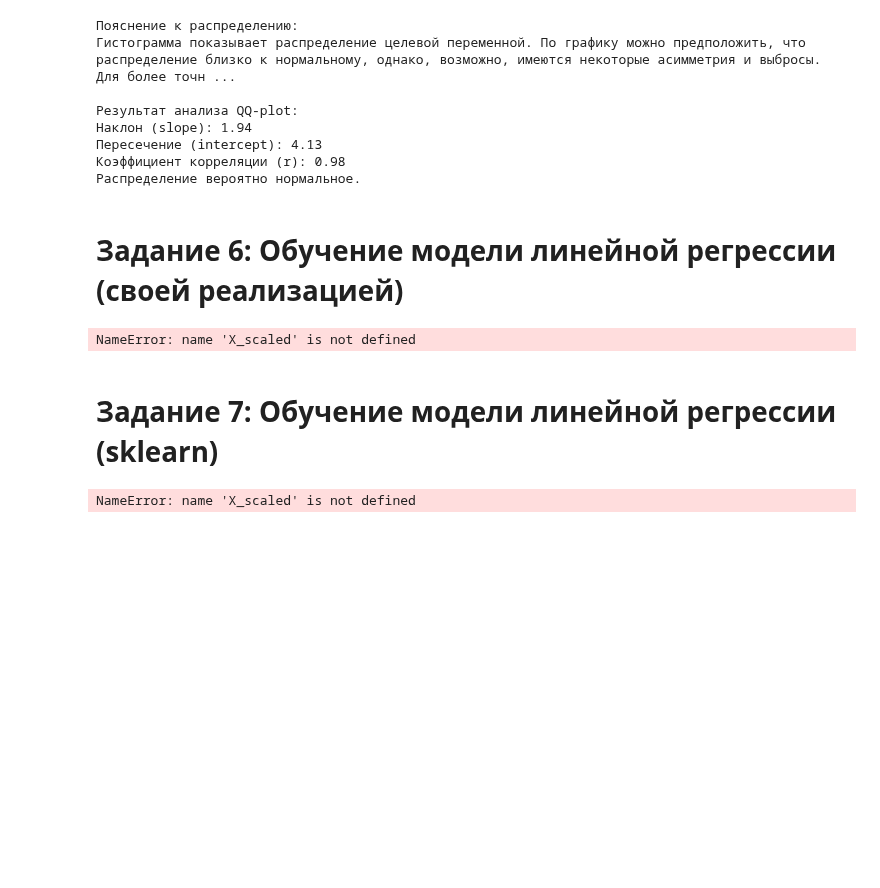
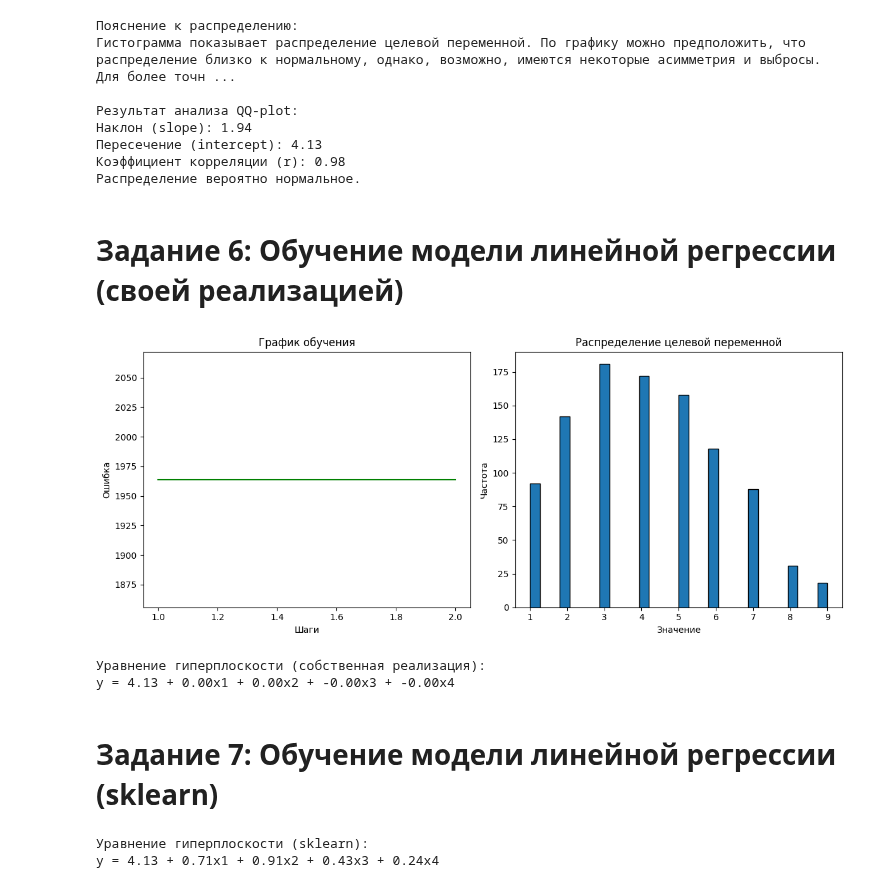
Before and after one commit to master-of-the-dungeon/ITiABD-PM22-7-Nikolay-Sedov, a Jupyter notebook: ML/MYkr/Sedov_PM22-7_K1Var2.ipynb, the cells around one changed output. Saved outputs shown, nothing was run; the diff lists cells and outputs as text; code cells hidden in the pictures; blank space fills up the shorter version.

```diff
--- a/ML/MYkr/Sedov_PM22-7_K1Var2.ipynb
+++ b/ML/MYkr/Sedov_PM22-7_K1Var2.ipynb
@@ -179,7 +179,7 @@ else:
 # %% [markdown]
 # Задание 6: Обучение модели линейной регрессии (своей реализацией)
 # %%
-
+# Класс модели линейной регрессии
 class LinearRegressionCustom:
     def __init__(self):
         self.b0 = 0
@@ -222,46 +222,72 @@ class LinearRegressionCustom:
         return steps, errors
 
     def graph(self, X, Y, alpha=0.001, accuracy=0.000001, max_steps=10000):
         steps, errors = self.fit(X, Y, alpha, accuracy, max_steps)
         plt.figure(figsize=(12, 5))
 
         plt.subplot(1, 2, 1)
         plt.plot(steps, errors, 'g')
         plt.title('График обучения')
         plt.xlabel('Шаги')
         plt.ylabel('Ошибка')
 
         plt.subplot(1, 2, 2)
         plt.hist(Y, bins=30, edgecolor='k')
         plt.title('Распределение целевой переменной')
         plt.xlabel('Значение')
         plt.ylabel('Частота')
 
         plt.tight_layout()
         plt.show()
 
-# Создание и обучение модели
+# Загрузка данных
+data = pd.read_csv('ERA_data.csv')
+target = pd.read_csv('ERA_target.csv')
+
+# Добавление целевой переменной в датасет
+data['target'] = target
+
+# Проверка на наличие нечисловых колонок и их удаление
+non_numeric_columns = data.select_dtypes(exclude=[np.number]).columns
+data = data.drop(columns=non_numeric_columns)
+
+# Заполнение пропущенных значений медианными значениями
+data = data.fillna(data.median())
+
+# Разделение данных на признаки и целевую переменную
+X = data.drop(columns='target')
+y = data[['target']]
+
+# Масштабирование данных
+scaler = StandardScaler()
+X_scaled = scaler.fit_transform(X)
+
+# Обучение модели линейной регрессии
 model = LinearRegressionCustom()
 model.graph(X_scaled, y.values)
 
 # Вывод уравнения гиперплоскости
 weights = model.bs
 bias = model.b0
 print("\nУравнение гиперплоскости (собственная реализация):")
 print("y = {:.2f} + {:.2f}x1 + {:.2f}x2 + {:.2f}x3 + {:.2f}x4".format(bias, *weights))
 # %% [output]
+[figure, added]
-NameError: name 'X_scaled' is not defined
+Уравнение гиперплоскости (собственная реализация):
+y = 4.13 + 0.00x1 + 0.00x2 + -0.00x3 + -0.00x4
 # %% [markdown]
 # Задание 7: Обучение модели линейной регрессии (sklearn)
 # %%
+
 # Обучение модели линейной регрессии из sklearn
 lin_reg_sklearn = LinearRegression()
-lin_reg_sklearn.fit(X_scaled, y)
+lin_reg_sklearn.fit(X_scaled, y.values)
 
 # Вывод уравнения гиперплоскости (sklearn)
-weights_sklearn = lin_reg_sklearn.coef_.flatten()  # Сделаем массив одномерным
-bias_sklearn = lin_reg_sklearn.intercept_  # intercept_ уже скаляр
+weights_sklearn = lin_reg_sklearn.coef_.flatten()  # Преобразование в одномерный массив
+bias_sklearn = lin_reg_sklearn.intercept_[0]  # Извлечение скалярного значения
 print("\nУравнение гиперплоскости (sklearn):")
 print("y = {:.2f} + {:.2f}x1 + {:.2f}x2 + {:.2f}x3 + {:.2f}x4".format(bias_sklearn, *weights_sklearn))
 # %% [output]
-NameError: name 'X_scaled' is not defined
+Уравнение гиперплоскости (sklearn):
+y = 4.13 + 0.71x1 + 0.91x2 + 0.43x3 + 0.24x4
```
